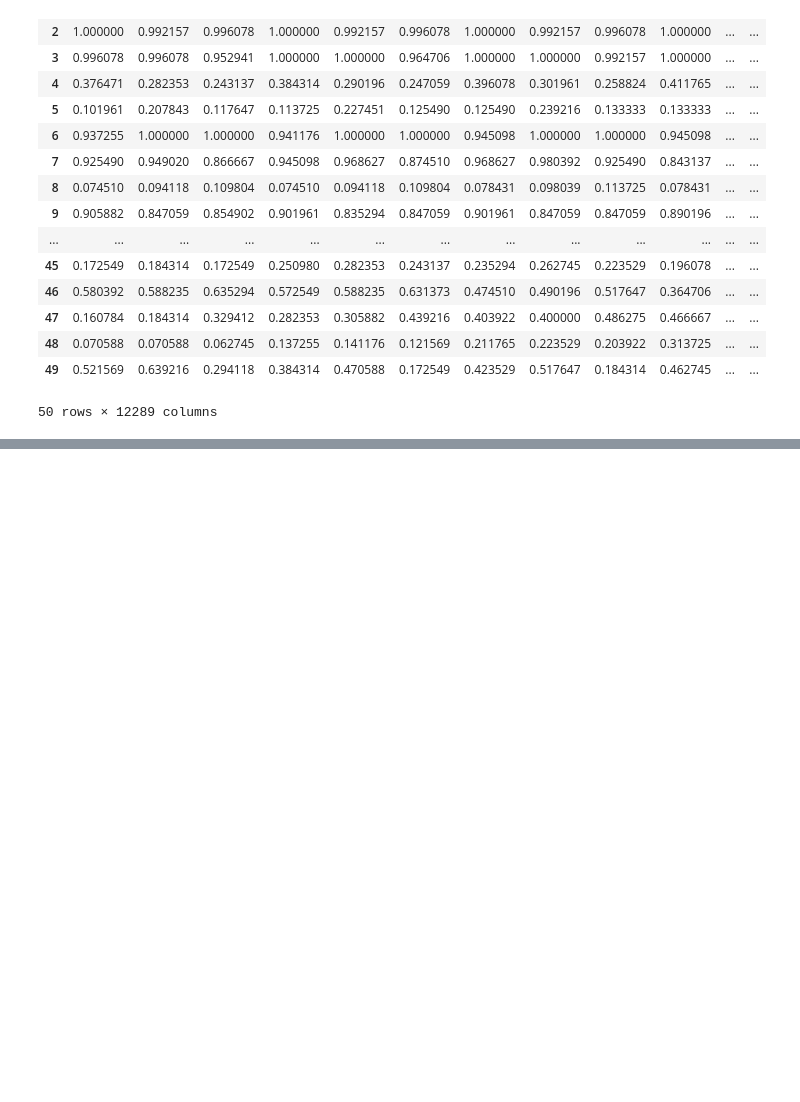
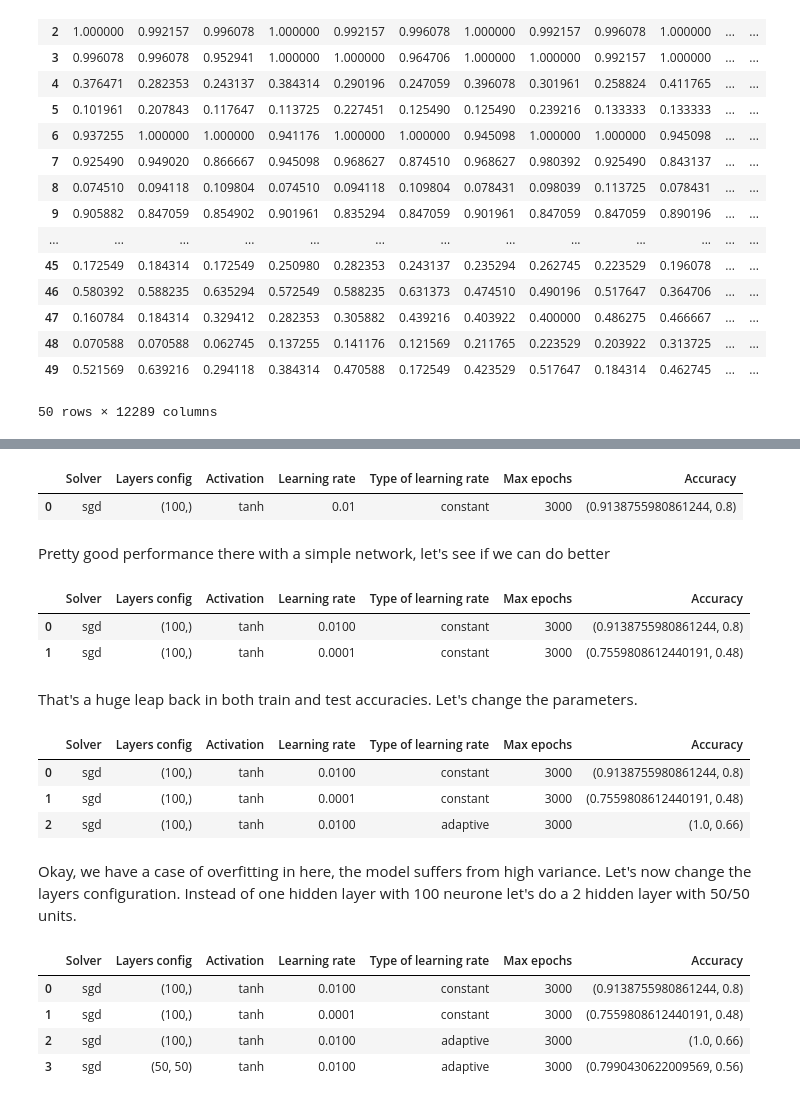
Before and after one commit to YoussefEssDS/ML-classic-problems-with-Python, a Jupyter notebook: Cat Vs. Not Cat Image Classification (Multilayer NN).ipynb, the cells around one changed output, grey strips where cells are left out. Saved outputs shown, nothing was run; the diff lists cells and outputs as text; code cells hidden in the pictures; blank space fills up the shorter version.

```diff
--- a/Cat Vs. Not Cat Image Classification (Multilayer NN).ipynb
+++ b/Cat Vs. Not Cat Image Classification (Multilayer NN).ipynb
@@ -253,0 +139,8 @@ Done
+# %%
+evaluation.loc[0]=parameters
+evaluation
+# %% [output]
+|  | Solver | Layers config | Activation | Learning rate | Type of learning rate | Max epochs | Accuracy |
+| 0 | sgd | (100,) | tanh | 0.01 | constant | 3000 | (0.9138755980861244, 0.8) |
+# %% [markdown]
+Pretty good performance there with a simple network, let's see if we can do better
@@ -253,0 +151,23 @@ Done
+# %%
+evaluation.loc[1]=parameters
+evaluation
+# %% [output]
+|  | Solver | Layers config | Activation | Learning rate | Type of learning rate | Max epochs | Accuracy |
+| 0 | sgd | (100,) | tanh | 0.0100 | constant | 3000 | (0.9138755980861244, 0.8) |
+| 1 | sgd | (100,) | tanh | 0.0001 | constant | 3000 | (0.7559808612440191, 0.48) |
+# %% [markdown]
+That's a huge leap back in both train and test accuracies. Let's change the parameters.
+# %%
+parameters=['sgd',(100,),'tanh',0.01,'adaptive',3000]
+tr,te=learn(dataF,testD,parameters)
+parameters.append((tr,te))
+# %%
+evaluation.loc[2]=parameters
+evaluation
+# %% [output]
+|  | Solver | Layers config | Activation | Learning rate | Type of learning rate | Max epochs | Accuracy |
+| 0 | sgd | (100,) | tanh | 0.0100 | constant | 3000 | (0.9138755980861244, 0.8) |
+| 1 | sgd | (100,) | tanh | 0.0001 | constant | 3000 | (0.7559808612440191, 0.48) |
+| 2 | sgd | (100,) | tanh | 0.0100 | adaptive | 3000 | (1.0, 0.66) |
+# %% [markdown]
+Okay, we have a case of overfitting in here, the model suffers from high variance. Let's now change the layers configuration. Instead of one hidden layer with 100 neurone let's do a 2 hidden layer with 50/50 units.
@@ -253,0 +178,9 @@ Done
+# %%
+evaluation.loc[3]=parameters
+evaluation
+# %% [output]
+|  | Solver | Layers config | Activation | Learning rate | Type of learning rate | Max epochs | Accuracy |
+| 0 | sgd | (100,) | tanh | 0.0100 | constant | 3000 | (0.9138755980861244, 0.8) |
+| 1 | sgd | (100,) | tanh | 0.0001 | constant | 3000 | (0.7559808612440191, 0.48) |
+| 2 | sgd | (100,) | tanh | 0.0100 | adaptive | 3000 | (1.0, 0.66) |
+| 3 | sgd | (50, 50) | tanh | 0.0100 | adaptive | 3000 | (0.7990430622009569, 0.56) |
```
Also changed, not shown: parts of 31 cells of this notebook.
